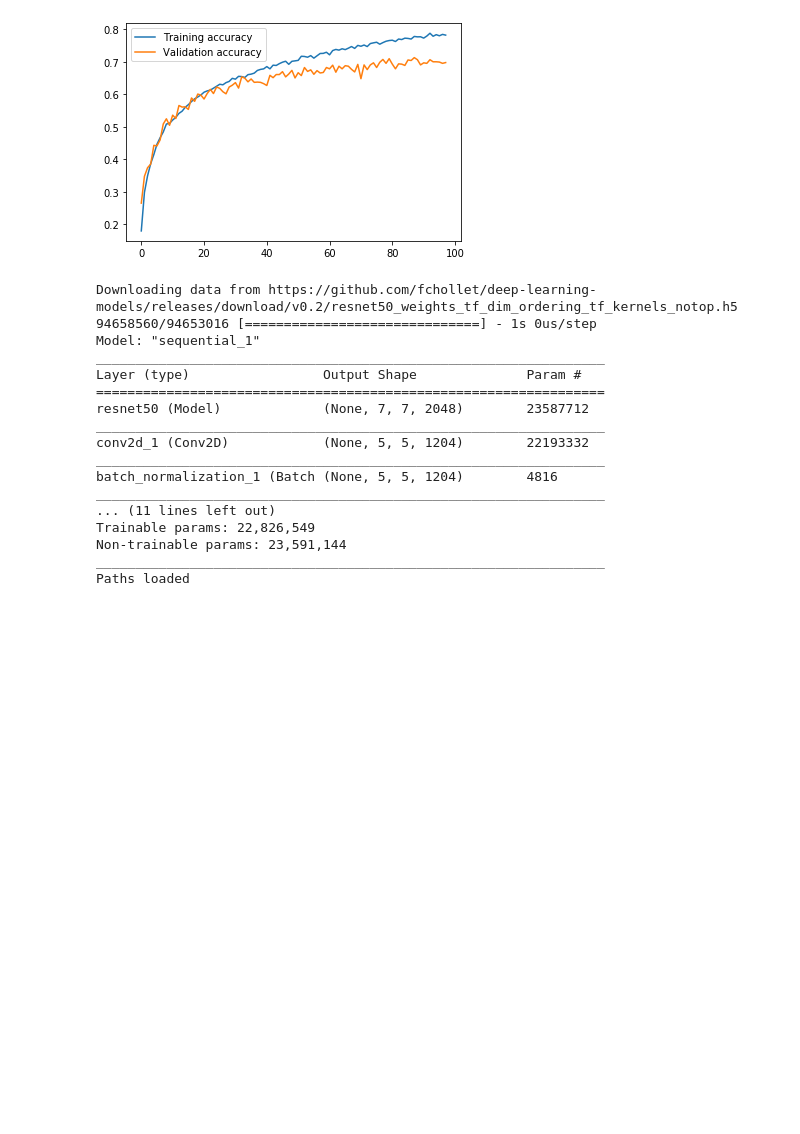
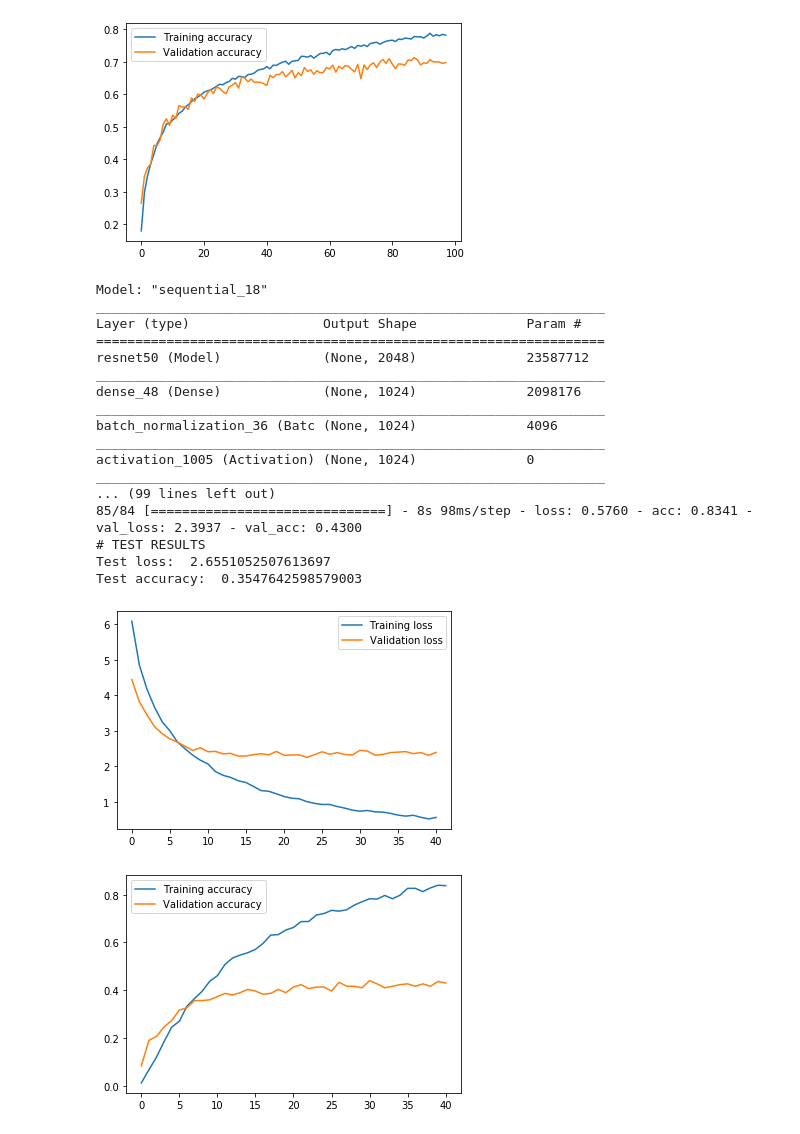
Before and after one commit to Ludvins/DGIIM_VC, a Jupyter notebook: Practica 2/Cifar.ipynb, the cells around one changed output. Drawn from its saved outputs; the diff is of its cells as text; code cells hidden in the pictures; blank space fills up the shorter version.

```diff
--- a/Practica 2/Cifar.ipynb
+++ b/Practica 2/Cifar.ipynb
@@ -112,7 +107,10 @@ def load_caltech_data():
 
     x_test_perm = np.random.permutation(len(x_test))
     x_test = x_test[x_test_perm]
-    y_test = y_test_classes[x_test_perm]
+    y_test = y_test[x_test_perm]
+
+    x_train = preprocess_input(x_train)
+    x_test = preprocess_input(x_test)
 
     return x_train, y_train, x_test, y_test
 # %% [markdown]
@@ -167,7 +165,12 @@ def compare_evolution(hist, names):
 ## Data generators
 # %%
 def basic_data_generator():
-    datagen = ImageDataGenerator(validation_split = 0.1)
-    return datagen
+    return ImageDataGenerator(
+        validation_split = 0.1)
+
+def basic_data_generator_with_preprocess():
+    return ImageDataGenerator(
+        validation_split = 0.1,
+        preprocessing_function = preprocess_input)
 # %%
 def complex_data_generator():
@@ -289,23 +291,25 @@ def base_net_model4(name = 'BaseNet Model 4'):
 
     return model
 # %%
-def res_net_model(name = 'ResNet modificado'):
+def res_net_model(trainable = False, name = 'ResNet modificado'):
 
-    base_model = ResNet50(weights='imagenet', include_top=False, pooling=None, input_shape=(224,224,3))
+    base_model = ResNet50(weights='imagenet', include_top=False, pooling="avg", input_shape=(224,224,3))
     for layer in base_model.layers:
-      layer.trainable = False
+      layer.trainable = trainable
 
     model = Sequential()
     model.add(base_model)
 
-    model.add(Conv2D(1204, (3, 3)))
+    model.add(Dense(1024))
     model.add(BatchNormalization())
     model.add(Activation('relu'))
-    model.add(Dense(512,
-                    activation = 'relu'))
+    model.add(Dropout(0.5))
+    model.add(Dense(512))
     model.add(BatchNormalization())
-    model.add(Dropout(0.5))
-    model.add(Dense(25, activation = 'softmax'))
+    model.add(Activation('relu'))
+    model.add(Dropout(0.75))
+    model.add(Dense(200,
+                    activation = 'softmax'))
 
     return model
 # %% [markdown]
@@ -455,24 +460,26 @@ Test accuracy:  0.7408
 # %%
 # Ejercicio 3
 m5 = res_net_model()
 m5.summary()
-h5 = train_and_evaluate(m5, complex_data_generator, 128, load_caltech_data, verbose = 1)
+h5 = train_and_evaluate(m5, basic_data_generator, 32, load_caltech_data, verbose = 1)
 show_evolution(h5)
 # %% [output]
-Downloading data from https://github.com/fchollet/deep-learning-models/releases/download/v0.2/resnet50_weights_tf_dim_ordering_tf_kernels_notop.h5
-94658560/94653016 [==============================] - 1s 0us/step
-Model: "sequential_1"
+Model: "sequential_18"
 _________________________________________________________________
 Layer (type)                 Output Shape              Param #
 =================================================================
-resnet50 (Model)             (None, 7, 7, 2048)        23587712
+resnet50 (Model)             (None, 2048)              23587712
 _________________________________________________________________
-conv2d_1 (Conv2D)            (None, 5, 5, 1204)        22193332
+dense_48 (Dense)             (None, 1024)              2098176
 _________________________________________________________________
-batch_normalization_1 (Batch (None, 5, 5, 1204)        4816
+batch_normalization_36 (Batc (None, 1024)              4096
 _________________________________________________________________
-... (11 lines left out)
-Trainable params: 22,826,549
-Non-trainable params: 23,591,144
+activation_1005 (Activation) (None, 1024)              0
 _________________________________________________________________
-Paths loaded
+... (99 lines left out)
+85/84 [==============================] - 8s 98ms/step - loss: 0.5760 - acc: 0.8341 - val_loss: 2.3937 - val_acc: 0.4300
+# TEST RESULTS
+Test loss:  2.6551052507613697
+Test accuracy:  0.3547642598579003
+[figure, added]
+[figure, added]
```
Also changed, not shown: parts of 8 cells of this notebook.
